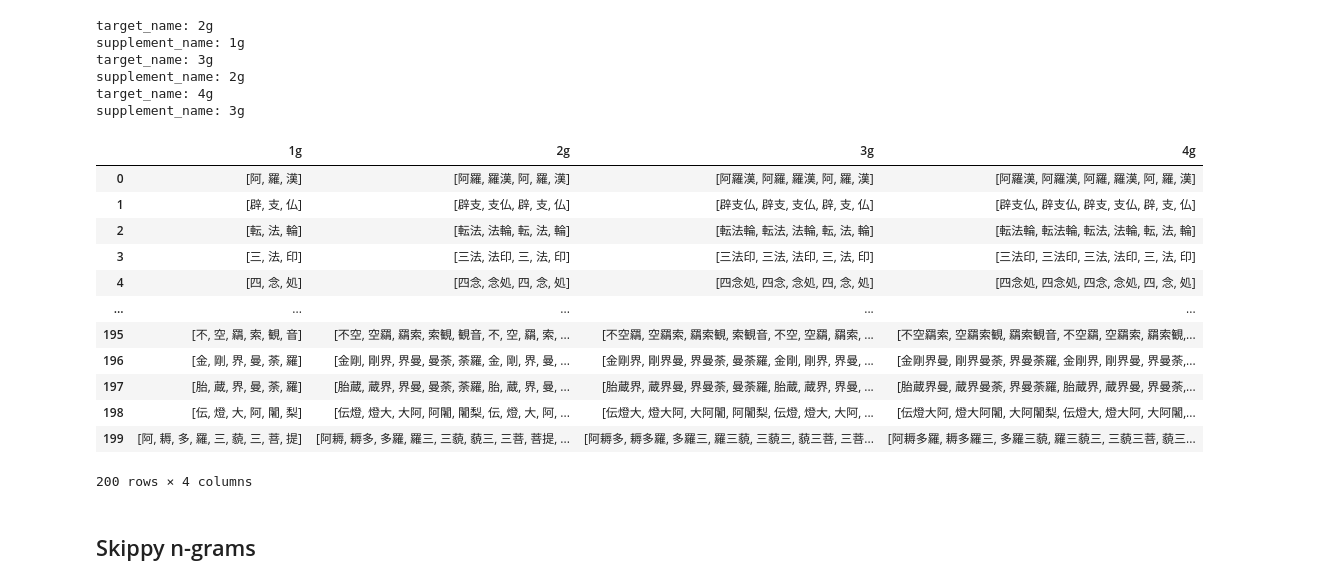
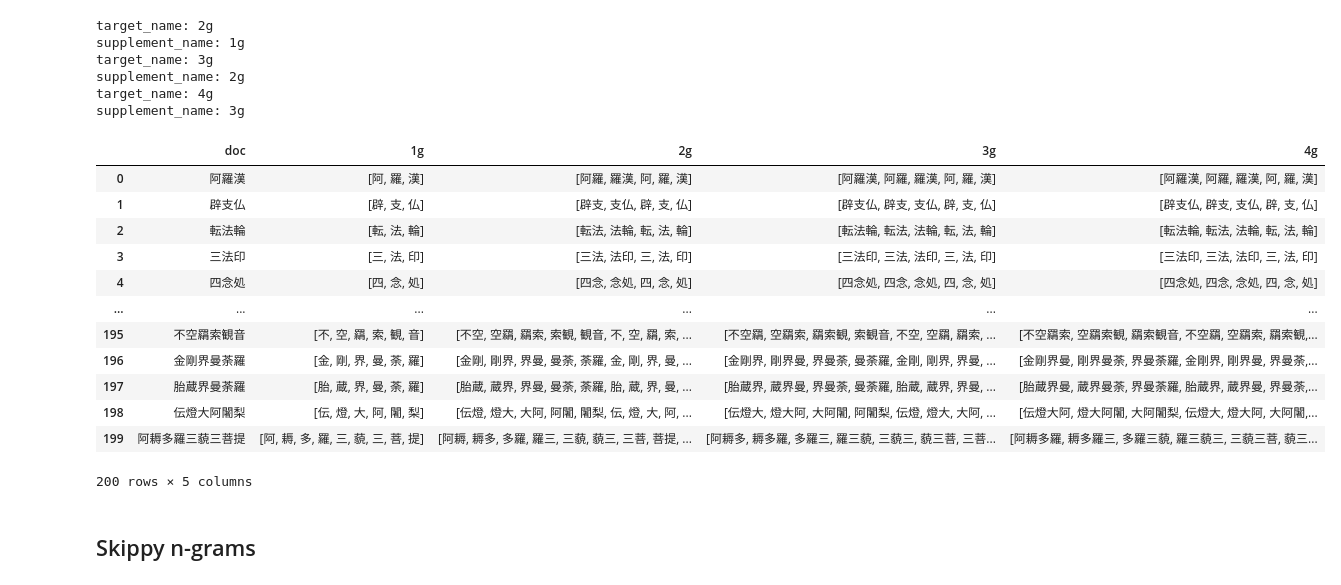
Before and after one commit to kow-k/generators-of-skippy-ngrams, a Jupyter notebook: test-gen_ngrams.ipynb, the cells around one changed output. Saved outputs shown, nothing was run; the diff lists cells and outputs as text; code cells hidden in the pictures.

```diff
--- a/test-gen_ngrams.ipynb
+++ b/test-gen_ngrams.ipynb
@@ -193,21 +193,21 @@ supplement_name: 2g
 target_name: 4g
 supplement_name: 3g
 # %%
-df[columns1]
+df[columns0 +columns1]
 # %% [output]
-|  | 1g | 2g | 3g | 4g |
-| 0 | [阿, 羅, 漢] | [阿羅, 羅漢, 阿, 羅, 漢] | [阿羅漢, 阿羅, 羅漢, 阿, 羅, 漢] | [阿羅漢, 阿羅漢, 阿羅, 羅漢, 阿, 羅, 漢] |
-| 1 | [辟, 支, 仏] | [辟支, 支仏, 辟, 支, 仏] | [辟支仏, 辟支, 支仏, 辟, 支, 仏] | [辟支仏, 辟支仏, 辟支, 支仏, 辟, 支, 仏] |
-| 2 | [転, 法, 輪] | [転法, 法輪, 転, 法, 輪] | [転法輪, 転法, 法輪, 転, 法, 輪] | [転法輪, 転法輪, 転法, 法輪, 転, 法, 輪] |
-| 3 | [三, 法, 印] | [三法, 法印, 三, 法, 印] | [三法印, 三法, 法印, 三, 法, 印] | [三法印, 三法印, 三法, 法印, 三, 法, 印] |
-| 4 | [四, 念, 処] | [四念, 念処, 四, 念, 処] | [四念処, 四念, 念処, 四, 念, 処] | [四念処, 四念処, 四念, 念処, 四, 念, 処] |
-| ... | ... | ... | ... | ... |
-| 195 | [不, 空, 羂, 索, 観, 音] | [不空, 空羂, 羂索, 索観, 観音, 不, 空, 羂, 索, ... | [不空羂, 空羂索, 羂索観, 索観音, 不空, 空羂, 羂索, ... | [不空羂索, 空羂索観, 羂索観音, 不空羂, 空羂索, 羂索観,... |
-| 196 | [金, 剛, 界, 曼, 荼, 羅] | [金剛, 剛界, 界曼, 曼荼, 荼羅, 金, 剛, 界, 曼, ... | [金剛界, 剛界曼, 界曼荼, 曼荼羅, 金剛, 剛界, 界曼, ... | [金剛界曼, 剛界曼荼, 界曼荼羅, 金剛界, 剛界曼, 界曼荼,... |
-| 197 | [胎, 蔵, 界, 曼, 荼, 羅] | [胎蔵, 蔵界, 界曼, 曼荼, 荼羅, 胎, 蔵, 界, 曼, ... | [胎蔵界, 蔵界曼, 界曼荼, 曼荼羅, 胎蔵, 蔵界, 界曼, ... | [胎蔵界曼, 蔵界曼荼, 界曼荼羅, 胎蔵界, 蔵界曼, 界曼荼,... |
-| 198 | [伝, 燈, 大, 阿, 闍, 梨] | [伝燈, 燈大, 大阿, 阿闍, 闍梨, 伝, 燈, 大, 阿, ... | [伝燈大, 燈大阿, 大阿闍, 阿闍梨, 伝燈, 燈大, 大阿, ... | [伝燈大阿, 燈大阿闍, 大阿闍梨, 伝燈大, 燈大阿, 大阿闍,... |
-| 199 | [阿, 耨, 多, 羅, 三, 藐, 三, 菩, 提] | [阿耨, 耨多, 多羅, 羅三, 三藐, 藐三, 三菩, 菩提, ... | [阿耨多, 耨多羅, 多羅三, 羅三藐, 三藐三, 藐三菩, 三菩... | [阿耨多羅, 耨多羅三, 多羅三藐, 羅三藐三, 三藐三菩, 藐三... |
+|  | doc | 1g | 2g | 3g | 4g |
+| 0 | 阿羅漢 | [阿, 羅, 漢] | [阿羅, 羅漢, 阿, 羅, 漢] | [阿羅漢, 阿羅, 羅漢, 阿, 羅, 漢] | [阿羅漢, 阿羅, 羅漢, 阿, 羅, 漢] |
+| 1 | 辟支仏 | [辟, 支, 仏] | [辟支, 支仏, 辟, 支, 仏] | [辟支仏, 辟支, 支仏, 辟, 支, 仏] | [辟支仏, 辟支, 支仏, 辟, 支, 仏] |
+| 2 | 転法輪 | [転, 法, 輪] | [転法, 法輪, 転, 法, 輪] | [転法輪, 転法, 法輪, 転, 法, 輪] | [転法輪, 転法, 法輪, 転, 法, 輪] |
+| 3 | 三法印 | [三, 法, 印] | [三法, 法印, 三, 法, 印] | [三法印, 三法, 法印, 三, 法, 印] | [三法印, 三法, 法印, 三, 法, 印] |
+| 4 | 四念処 | [四, 念, 処] | [四念, 念処, 四, 念, 処] | [四念処, 四念, 念処, 四, 念, 処] | [四念処, 四念, 念処, 四, 念, 処] |
+| ... | ... | ... | ... | ... | ... |
+| 195 | 不空羂索観音 | [不, 空, 羂, 索, 観, 音] | [不空, 空羂, 羂索, 索観, 観音, 不, 空, 羂, 索, ... | [不空羂, 空羂索, 羂索観, 索観音, 不空, 空羂, 羂索, ... | [不空羂索, 空羂索観, 羂索観音, 不空羂, 空羂索, 羂索観,... |
+| 196 | 金剛界曼荼羅 | [金, 剛, 界, 曼, 荼, 羅] | [金剛, 剛界, 界曼, 曼荼, 荼羅, 金, 剛, 界, 曼, ... | [金剛界, 剛界曼, 界曼荼, 曼荼羅, 金剛, 剛界, 界曼, ... | [金剛界曼, 剛界曼荼, 界曼荼羅, 金剛界, 剛界曼, 界曼荼,... |
+| 197 | 胎蔵界曼荼羅 | [胎, 蔵, 界, 曼, 荼, 羅] | [胎蔵, 蔵界, 界曼, 曼荼, 荼羅, 胎, 蔵, 界, 曼, ... | [胎蔵界, 蔵界曼, 界曼荼, 曼荼羅, 胎蔵, 蔵界, 界曼, ... | [胎蔵界曼, 蔵界曼荼, 界曼荼羅, 胎蔵界, 蔵界曼, 界曼荼,... |
+| 198 | 伝燈大阿闍梨 | [伝, 燈, 大, 阿, 闍, 梨] | [伝燈, 燈大, 大阿, 阿闍, 闍梨, 伝, 燈, 大, 阿, ... | [伝燈大, 燈大阿, 大阿闍, 阿闍梨, 伝燈, 燈大, 大阿, ... | [伝燈大阿, 燈大阿闍, 大阿闍梨, 伝燈大, 燈大阿, 大阿闍,... |
+| 199 | 阿耨多羅三藐三菩提 | [阿, 耨, 多, 羅, 三, 藐, 三, 菩, 提] | [阿耨, 耨多, 多羅, 羅三, 三藐, 藐三, 三菩, 菩提, ... | [阿耨多, 耨多羅, 多羅三, 羅三藐, 三藐三, 藐三菩, 三菩... | [阿耨多羅, 耨多羅三, 多羅三藐, 羅三藐三, 三藐三菩, 藐三... |
-200 rows × 4 columns
+200 rows × 5 columns
 # %% [markdown]
 ## Skippy n-grams
 # %%
```
Also changed, not shown: parts of 7 cells of this notebook, 3 other files.
